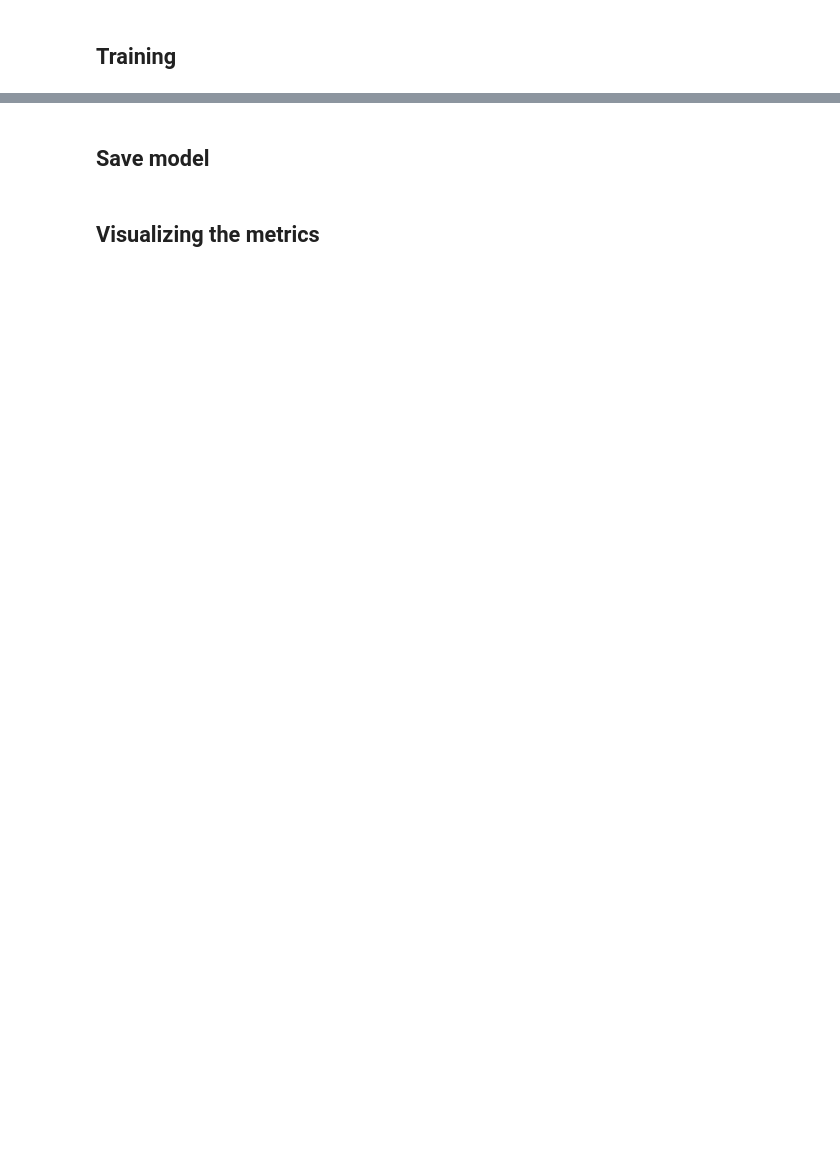
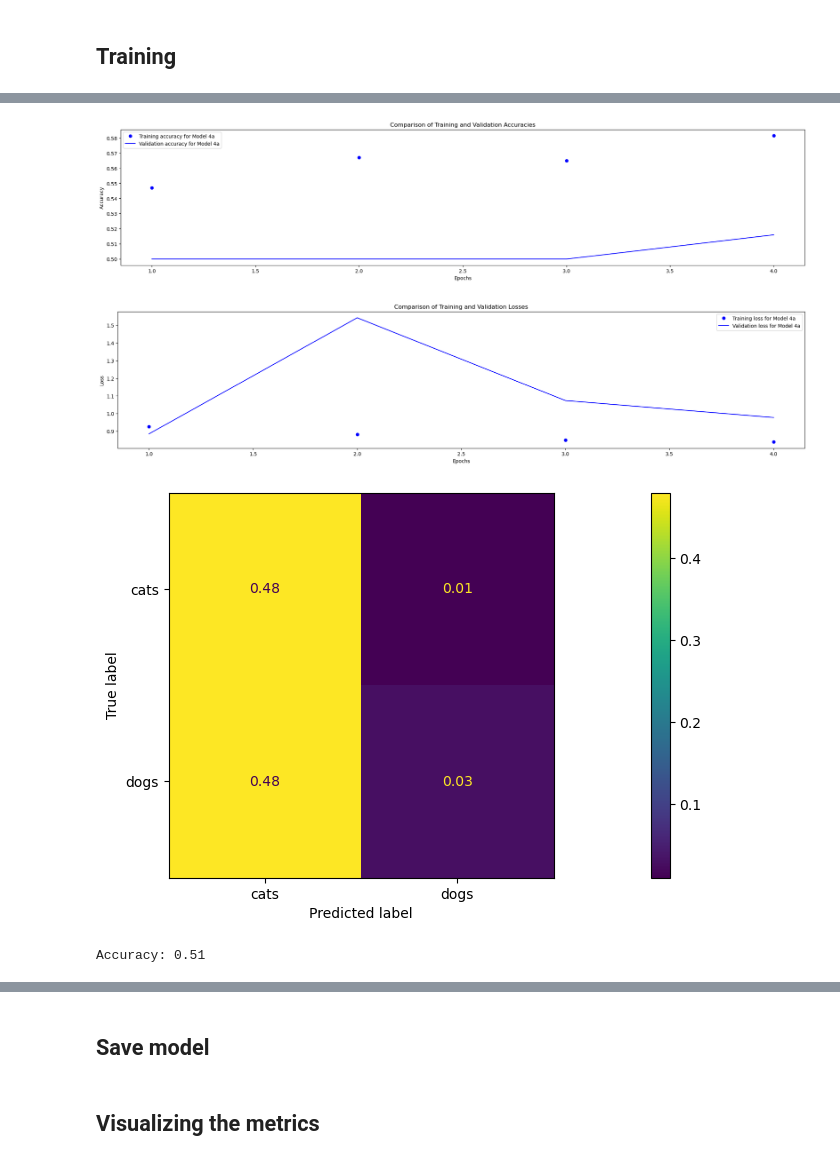
Before and after one commit to lursz/DeepNeuralNetworks, a Jupyter notebook: 4_CNN_Generalization_&_Augumentation/4_Ex_CNN_Generalization_&_Augumentation.ipynb, the cells around one changed output, grey strips where cells are left out. Saved outputs shown, nothing was run; the diff lists cells and outputs as text; code cells hidden in the pictures; blank space fills up the shorter version.

```diff
--- a/4_CNN_Generalization_&_Augumentation/4_Ex_CNN_Generalization_&_Augumentation.ipynb
+++ b/4_CNN_Generalization_&_Augumentation/4_Ex_CNN_Generalization_&_Augumentation.ipynb
@@ -387,35 +441,35 @@ Non-trainable params: 896 (3.50 KB)
 _________________________________________________________________
 # %%
-model4 = models.Sequential(
+model4_a = models.Sequential(
     [
         layers.Conv2D(32, (3, 3), activation='relu', input_shape=(img_rows, img_cols, 3)),
-        layers.MaxPooling2D((2, 2)),
+        layers.Conv2D(32, (3, 3), activation='relu'),
+        layers.Conv2D(32, (3, 3), activation='relu'),
+        layers.BatchNormalization(),
+        layers.MaxPooling2D((3, 3)),
+        layers.Conv2D(64, (3, 3), activation='relu'),
         layers.Conv2D(64, (3, 3), activation='relu'),
         layers.BatchNormalization(),
-        layers.Dropout(0.2),
         layers.MaxPooling2D((2, 2)),
         layers.Conv2D(128, (3, 3), activation='relu'),
         layers.BatchNormalization(),
-        layers.Dropout(0.2),
         layers.MaxPooling2D((2, 2)),
-        layers.Conv2D(128, (3, 3), activation='LeakyReLU'),
+        layers.Conv2D(128, (3, 3), activation='relu'),
         layers.BatchNormalization(),
-        layers.Dropout(0.2),
-        layers.MaxPooling2D((2, 2)),
-        layers.Conv2D(128, (3, 3), activation='LeakyReLU'),
+        layers.Conv2D(128, (3, 3), activation='relu'),
         layers.BatchNormalization(),
-        layers.Dropout(0.2),
-        layers.MaxPooling2D((2, 2)),
+        layers.Conv2D(256, (3, 3), activation='relu'),
+        layers.BatchNormalization(),
         layers.Flatten(),
-        layers.Dropout(0.2),
-        layers.Dense(256, activation='LeakyReLU'),
+        layers.Dropout(0.5),
+        layers.Dense(256, activation='relu'),
         layers.Dense(1, activation='sigmoid')
     ]
 )
 
-model4.compile(loss='binary_crossentropy',
+model4_a.compile(loss='binary_crossentropy',
                 optimizer=tf.keras.optimizers.Adam(learning_rate=1e-4),
                 metrics=['acc'])
 
-model4.summary()
+model4_a.summary()
 # %% [output]
@@ -608,5 +667,5 @@ Epoch 5/5
 # %%
-history5 = model5.fit(
+history4_a = model4_a.fit(
         train_generator,
         steps_per_epoch=100,
         epochs=epochs_count,
@@ -626,0 +684,9 @@ Epoch 5/5
+# %%
+plot_accuracy_comparison(history4_a, labels=['Model 4a'])
+plot_loss_comparison(history4_a, labels=['Model 4a'])
+plot_confusion_matrix(model4_a, validation_generator, 100)
+# %% [output]
+[figure, added]
+[figure, added]
+[figure, added]
+Accuracy: 0.51
```
Also changed, not shown: parts of 78 cells of this notebook.
